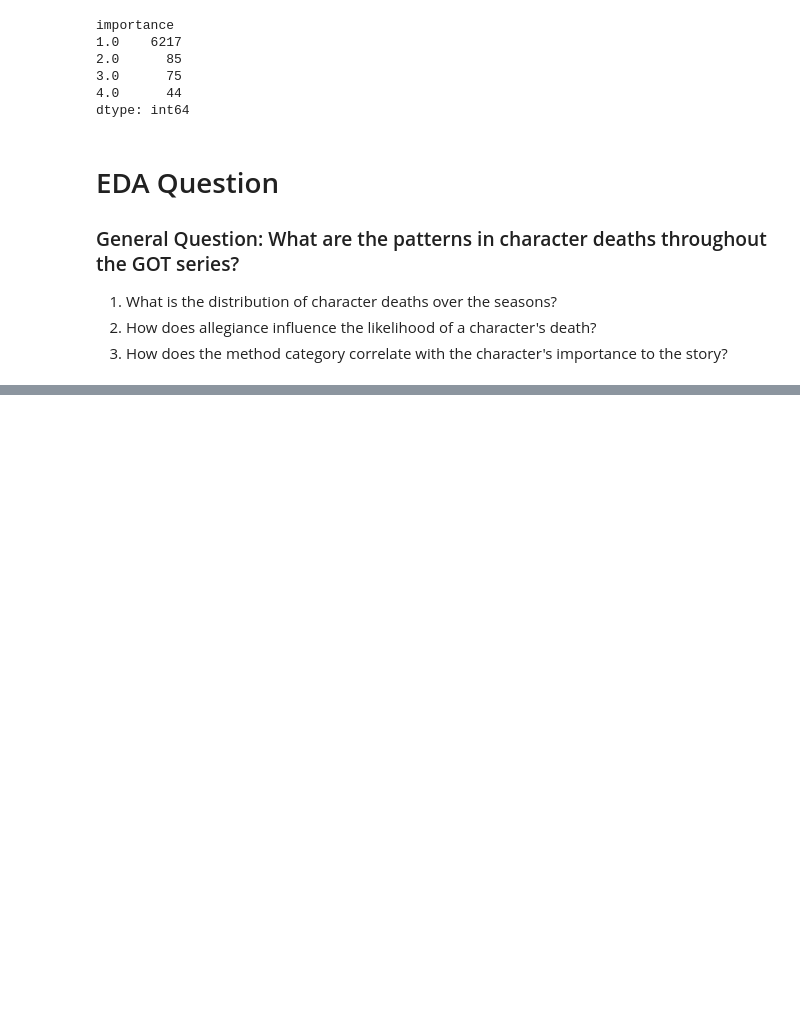
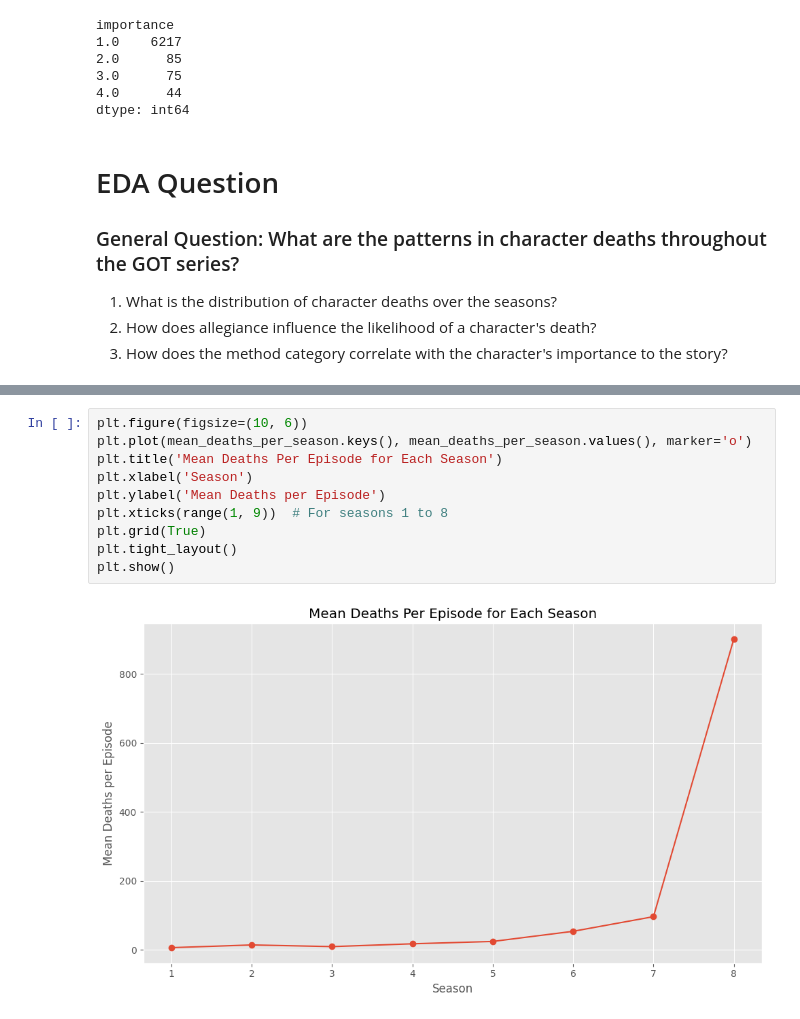
Before and after one commit to YoshChua/CSMODEL_MP, a Jupyter notebook: CSMODEL_MP.ipynb, the cells around one changed output, grey strips where cells are left out. Saved outputs shown, nothing was run; the diff lists cells and outputs as text; blank space fills up the shorter version.

```diff
--- a/CSMODEL_MP.ipynb
+++ b/CSMODEL_MP.ipynb
@@ -315,3 +378,15 @@ dtype: int64
+# %%
+plt.figure(figsize=(10, 6))
+plt.plot(mean_deaths_per_season.keys(), mean_deaths_per_season.values(), marker='o')
+plt.title('Mean Deaths Per Episode for Each Season')
+plt.xlabel('Season')
+plt.ylabel('Mean Deaths per Episode')
+plt.xticks(range(1, 9))  # For seasons 1 to 8
+plt.grid(True)
+plt.tight_layout()
+plt.show()
+# %% [output]
+[figure, added]
 # %%
 deaths_per_episode = GOTdeaths_df.groupby(['episode', 'season'])['character_killed'].count()
 
```
Also changed, not shown: parts of 14 cells of this notebook.
